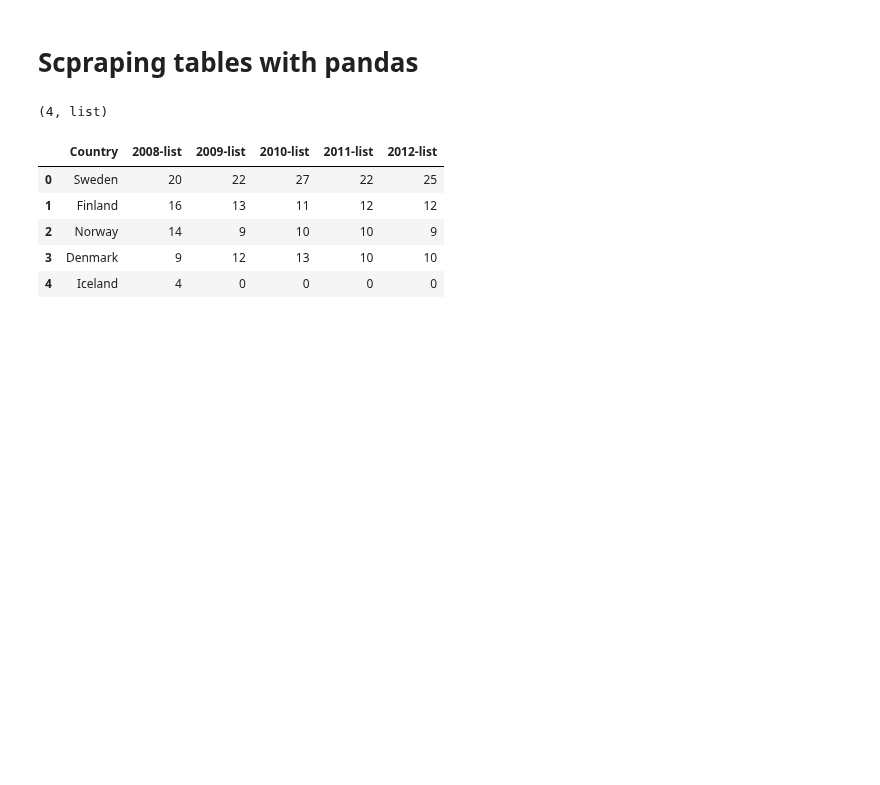
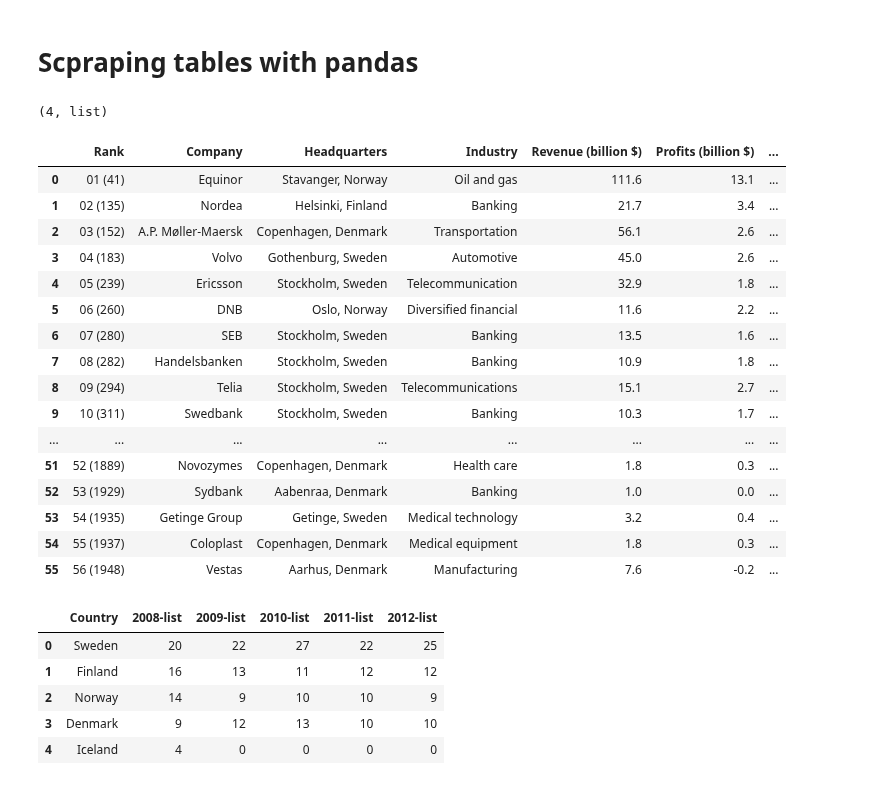
Before and after one commit to johnsandsjo/data-visualisation-john-sandsjo-de24, a Jupyter notebook: codealongs/group_exercise/group_dashboard/scraping_with_pandas.ipynb, the cells around one changed output. Cells and saved outputs as stored; diff of their text form; code cells hidden in the pictures; blank space fills up the shorter version.

Commit message:
set up group

```diff
--- a/codealongs/group_exercise/group_dashboard/scraping_with_pandas.ipynb
+++ b/codealongs/group_exercise/group_dashboard/scraping_with_pandas.ipynb
@@ -9,6 +9,25 @@ len(df_list), type(df_list)
 (4, list)
 # %%
 df_rank = df_list[1]
+df_rank
+# %% [output]
+|  | Rank | Company | Headquarters | Industry | Revenue (billion $) | Profits (billion $) | ... |
+| 0 | 01 (41) | Equinor | Stavanger, Norway | Oil and gas | 111.6 | 13.1 | ... |
+| 1 | 02 (135) | Nordea | Helsinki, Finland | Banking | 21.7 | 3.4 | ... |
+| 2 | 03 (152) | A.P. Møller-Maersk | Copenhagen, Denmark | Transportation | 56.1 | 2.6 | ... |
+| 3 | 04 (183) | Volvo | Gothenburg, Sweden | Automotive | 45.0 | 2.6 | ... |
+| 4 | 05 (239) | Ericsson | Stockholm, Sweden | Telecommunication | 32.9 | 1.8 | ... |
+| 5 | 06 (260) | DNB | Oslo, Norway | Diversified financial | 11.6 | 2.2 | ... |
+| 6 | 07 (280) | SEB | Stockholm, Sweden | Banking | 13.5 | 1.6 | ... |
+| 7 | 08 (282) | Handelsbanken | Stockholm, Sweden | Banking | 10.9 | 1.8 | ... |
+| 8 | 09 (294) | Telia | Stockholm, Sweden | Telecommunications | 15.1 | 2.7 | ... |
+| 9 | 10 (311) | Swedbank | Stockholm, Sweden | Banking | 10.3 | 1.7 | ... |
+| ... | ... | ... | ... | ... | ... | ... | ... |
+| 51 | 52 (1889) | Novozymes | Copenhagen, Denmark | Health care | 1.8 | 0.3 | ... |
+| 52 | 53 (1929) | Sydbank | Aabenraa, Denmark | Banking | 1.0 | 0.0 | ... |
+| 53 | 54 (1935) | Getinge Group | Getinge, Sweden | Medical technology | 3.2 | 0.4 | ... |
+| 54 | 55 (1937) | Coloplast | Copenhagen, Denmark | Medical equipment | 1.8 | 0.3 | ... |
+| 55 | 56 (1948) | Vestas | Aarhus, Denmark | Manufacturing | 7.6 | -0.2 | ... |
 # %%
 df_country = df_list[2]
 df_country
```
Also changed, not shown: parts of 1 cell of this notebook, 2 other files.
